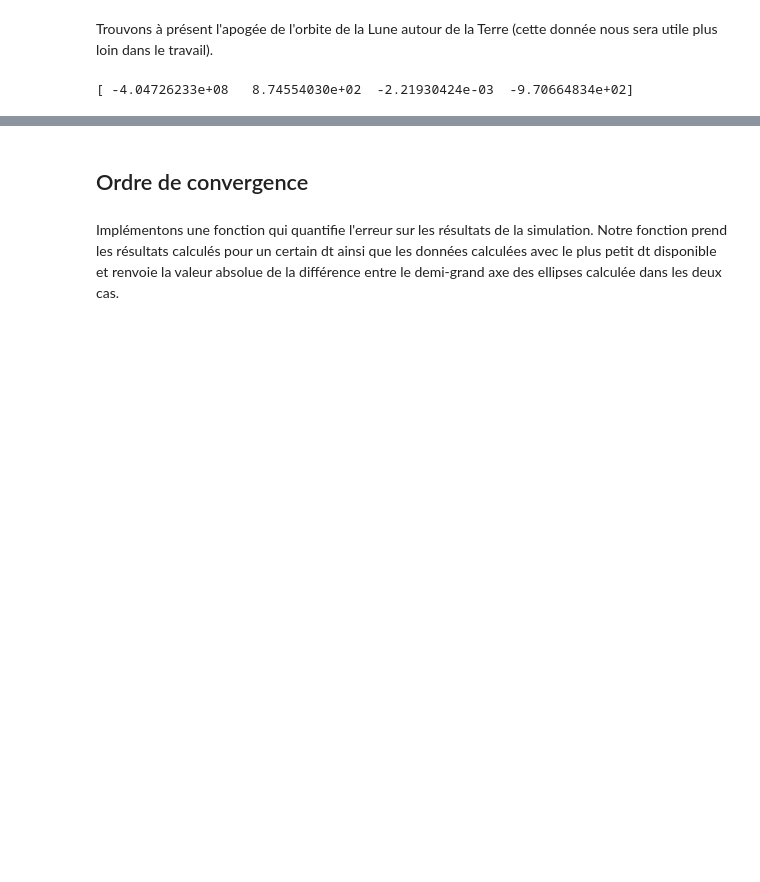
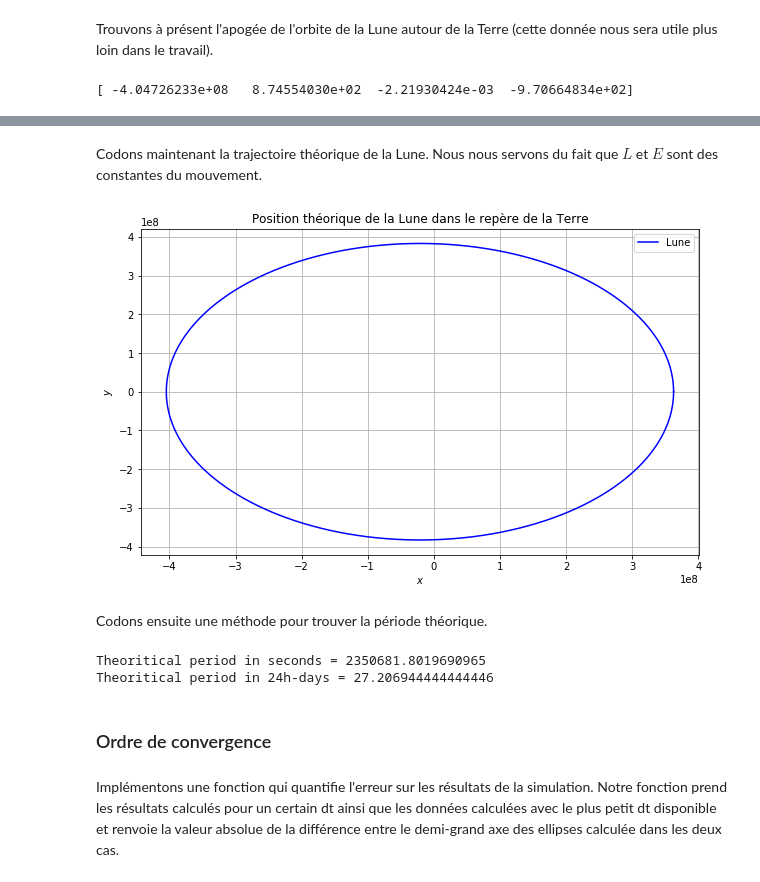
Before and after one commit to BerthilWorshipersSociety/MATH-314_travail_1, a Jupyter notebook: Travail n°1 Kepler - SCHOONEN Cédric, JAMOTTE Maxime.ipynb, the cells around one changed output, grey strips where cells are left out. Saved outputs shown, nothing was run; the diff lists cells and outputs as text; code cells hidden in the pictures; blank space fills up the shorter version.

```diff
--- a/Travail n°1 Kepler - SCHOONEN Cédric, JAMOTTE Maxime.ipynb
+++ b/Travail n°1 Kepler - SCHOONEN Cédric, JAMOTTE Maxime.ipynb
@@ -287,8 +287,54 @@ $$\dfrac{S}{T} = \dfrac{L}{2\mu}$$
 
 or si la Lune a parcouru l'orbite complètement, l'aire balayée par $\mathbf{r}$ vaudra $S =\pi ab = \pi a^2 \sqrt{1-\epsilon^2}$, donc
 $$T = 2\pi \sqrt{\dfrac{\mu a^3}{G m_T m_L}} = \dfrac{2\pi a^{3/2}}{\sqrt{G(m_T+m_L)}}$$
+# %% [markdown]
+Codons maintenant la trajectoire théorique de la Lune. Nous nous servons du fait que  $L$  et  $E$  sont des constantes du mouvement.
+# %%
+from math import cos, pi, sqrt, sin
+
+mu = mT*mL/(mT+mL)
+rmin = dataLT0[0]
+vRmin = dataLT0[3]
+L = mu*rmin*vRmin
+E = 1/2*mu*vRmin**2 - G*mT*mL/rmin
+e = sqrt(1+2*E*L**2/(mu*(G*mT*mL)**2))
+
+def rLT(theta):
+    return L**2/(mu*G*mT*mL*(1+e*cos(theta)))
+
+dTheta = 0.01
+length = int(360/dTheta)
+xL = numpy.empty(length)
+yL = xL.copy()
+
+for i in range(0,length):
+    theta = i*pi/180*dTheta
+    xL[i] = rLT(theta)*cos(theta)
+    yL[i] = rLT(theta)*sin(theta)
+
+
+pyplot.figure(figsize=(10,6))
+pyplot.grid(True)
+pyplot.xlabel('$x$')
+pyplot.ylabel('$y$')
+pyplot.plot(xL,yL,'b-', label='Lune')
+pyplot.title('Position théorique de la Lune dans le repère de la Terre')
+pyplot.legend();
+pyplot.show()
+# %% [output]
+[figure, added]
+# %% [markdown]
+Codons ensuite une méthode pour trouver la période théorique.
+# %%
+a = L**2/(mu*G*mT*mL*(1-e**2))
+periodTh = 2*pi/sqrt(G*(mT+mL))*a**(3/2)
+print("Theoritical period in seconds =", periodTh)
+print("Theoritical period in 24h-days =", period/24/3600)
+# %% [output]
+Theoritical period in seconds = 2350681.8019690965
+Theoritical period in 24h-days = 27.206944444444446
 # %% [markdown]
-## Ordre de convergence
+### Ordre de convergence
 # %% [markdown]
 Implémentons une fonction qui quantifie l'erreur sur les résultats de la simulation. Notre fonction prend les résultats calculés pour un certain dt ainsi que les données calculées avec le plus petit dt disponible et renvoie la valeur absolue de la différence entre le demi-grand axe des ellipses calculée dans les deux cas.
 # %%
```
Also changed, not shown: parts of 28 cells of this notebook.
